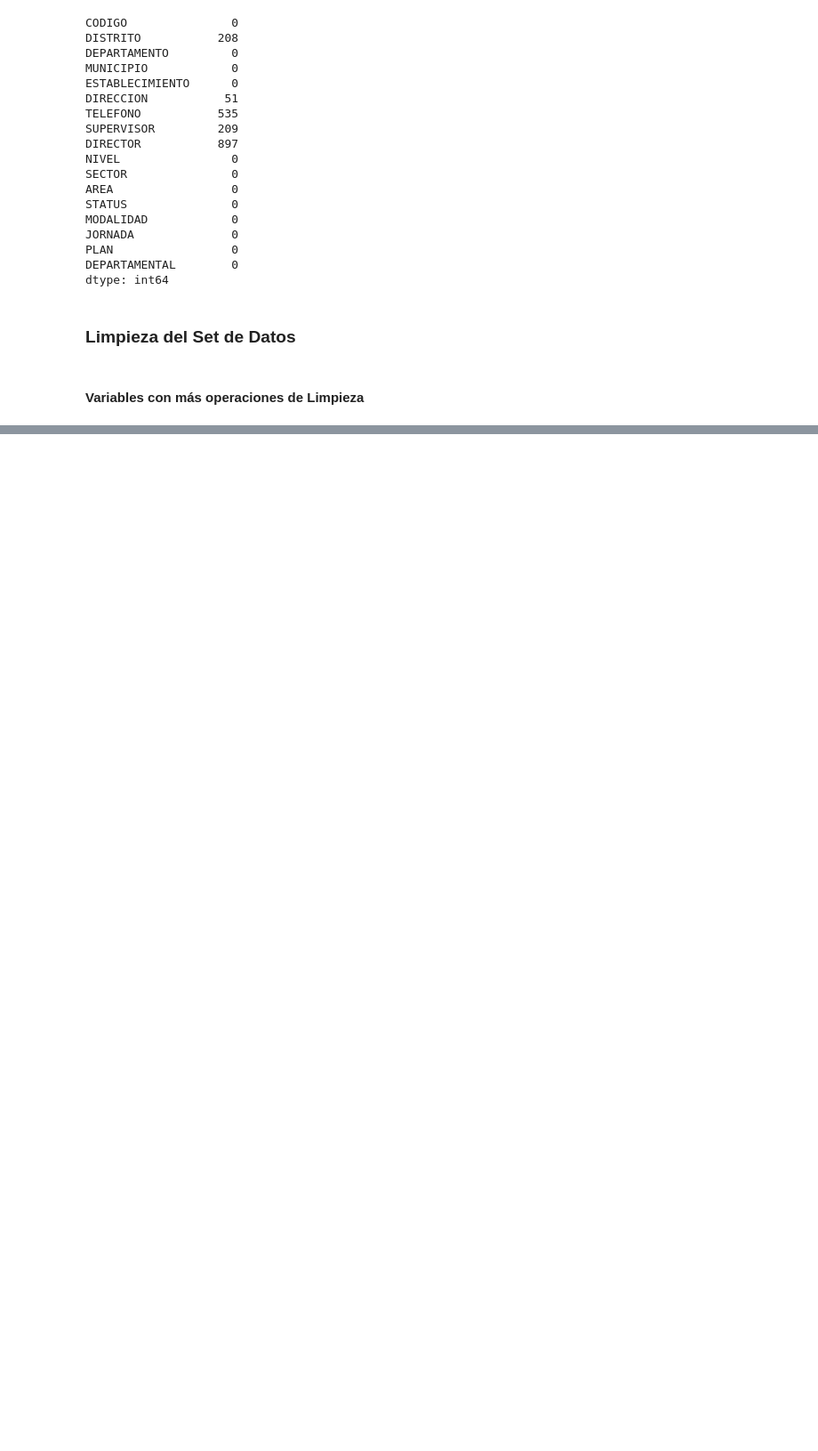
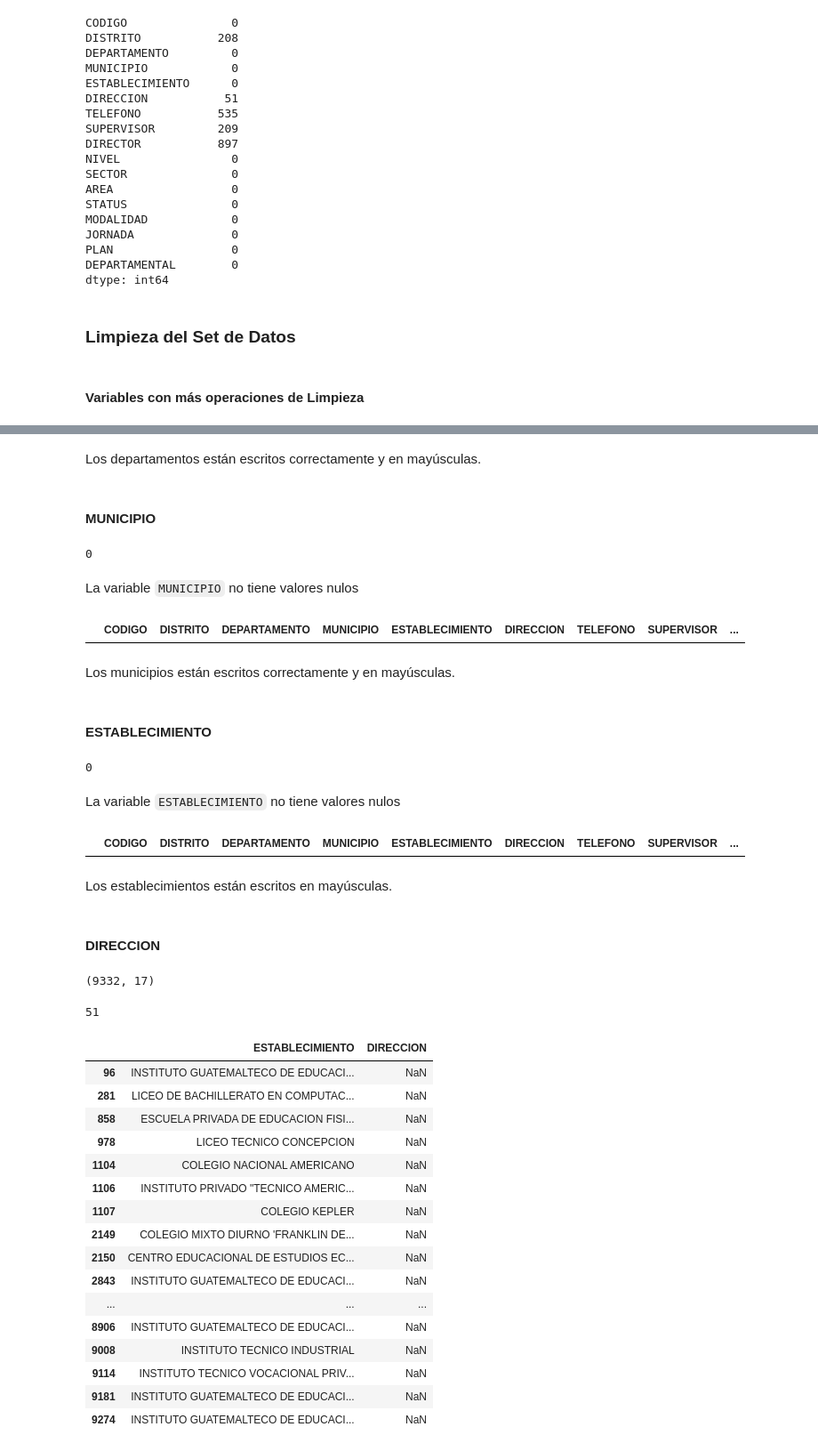
Before and after one commit to FerEsq/DS-Project-01, a Jupyter notebook: cleaning.ipynb, the cells around one changed output, grey strips where cells are left out. Shown at 89% size. Saved outputs shown, nothing was run; the diff lists cells and outputs as text; code cells hidden in the pictures; blank space fills up the shorter version.

```diff
--- a/cleaning.ipynb
+++ b/cleaning.ipynb
@@ -148,0 +199,60 @@ array(['DIARIO(REGULAR)', 'FIN DE SEMANA', 'A DISTANCIA',
+# %% [markdown]
+Los departamentos están escritos correctamente y en mayúsculas.
+# %% [markdown]
+#### MUNICIPIO
+# %%
+df['MUNICIPIO'].isna().sum()
+# %% [output]
+0
+# %% [markdown]
+La variable ``MUNICIPIO`` no tiene valores nulos
+# %%
+df[df['MUNICIPIO'].str.contains('[a-z]')]
+# %% [output]
+|  | CODIGO | DISTRITO | DEPARTAMENTO | MUNICIPIO | ESTABLECIMIENTO | DIRECCION | TELEFONO | SUPERVISOR | ... |
+# %% [markdown]
+Los municipios están escritos correctamente y en mayúsculas.
+# %% [markdown]
+#### ESTABLECIMIENTO
+# %%
+df['ESTABLECIMIENTO'].isna().sum()
+# %% [output]
+0
+# %% [markdown]
+La variable ``ESTABLECIMIENTO`` no tiene valores nulos
+# %%
+df[df['ESTABLECIMIENTO'].str.contains('[a-z]')]
+# %% [output]
+|  | CODIGO | DISTRITO | DEPARTAMENTO | MUNICIPIO | ESTABLECIMIENTO | DIRECCION | TELEFONO | SUPERVISOR | ... |
+# %% [markdown]
+Los establecimientos están escritos en mayúsculas.
+# %% [markdown]
+#### DIRECCION
+# %%
+df.shape
+# %% [output]
+(9332, 17)
+# %%
+df['DIRECCION'].isna().sum()
+# %% [output]
+51
+# %%
+df[df['DIRECCION'].isna()][['ESTABLECIMIENTO', 'DIRECCION']]
+# %% [output]
+|  | ESTABLECIMIENTO | DIRECCION |
+| 96 | INSTITUTO GUATEMALTECO DE EDUCACI... | NaN |
+| 281 | LICEO DE BACHILLERATO EN COMPUTAC... | NaN |
+| 858 | ESCUELA PRIVADA DE EDUCACION FISI... | NaN |
+| 978 | LICEO TECNICO CONCEPCION | NaN |
+| 1104 | COLEGIO NACIONAL AMERICANO | NaN |
+| 1106 | INSTITUTO PRIVADO "TECNICO AMERIC... | NaN |
+| 1107 | COLEGIO KEPLER | NaN |
+| 2149 | COLEGIO MIXTO DIURNO 'FRANKLIN DE... | NaN |
+| 2150 | CENTRO EDUCACIONAL DE ESTUDIOS EC... | NaN |
+| 2843 | INSTITUTO GUATEMALTECO DE EDUCACI... | NaN |
+| ... | ... | ... |
+| 8906 | INSTITUTO GUATEMALTECO DE EDUCACI... | NaN |
+| 9008 | INSTITUTO TECNICO INDUSTRIAL | NaN |
+| 9114 | INSTITUTO TECNICO VOCACIONAL PRIV... | NaN |
+| 9181 | INSTITUTO GUATEMALTECO DE EDUCACI... | NaN |
+| 9274 | INSTITUTO GUATEMALTECO DE EDUCACI... | NaN |
```
Also changed, not shown: parts of 35 cells of this notebook.
